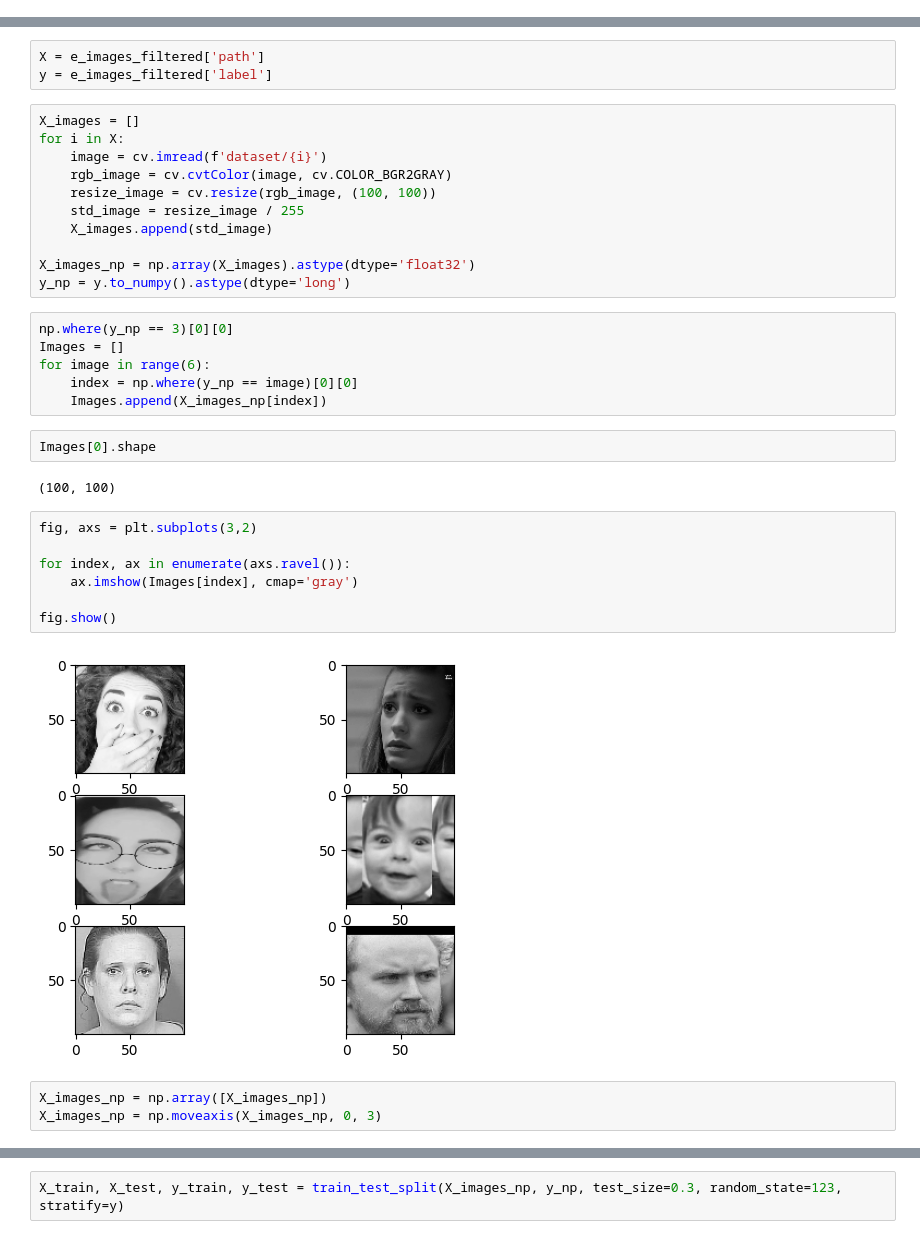
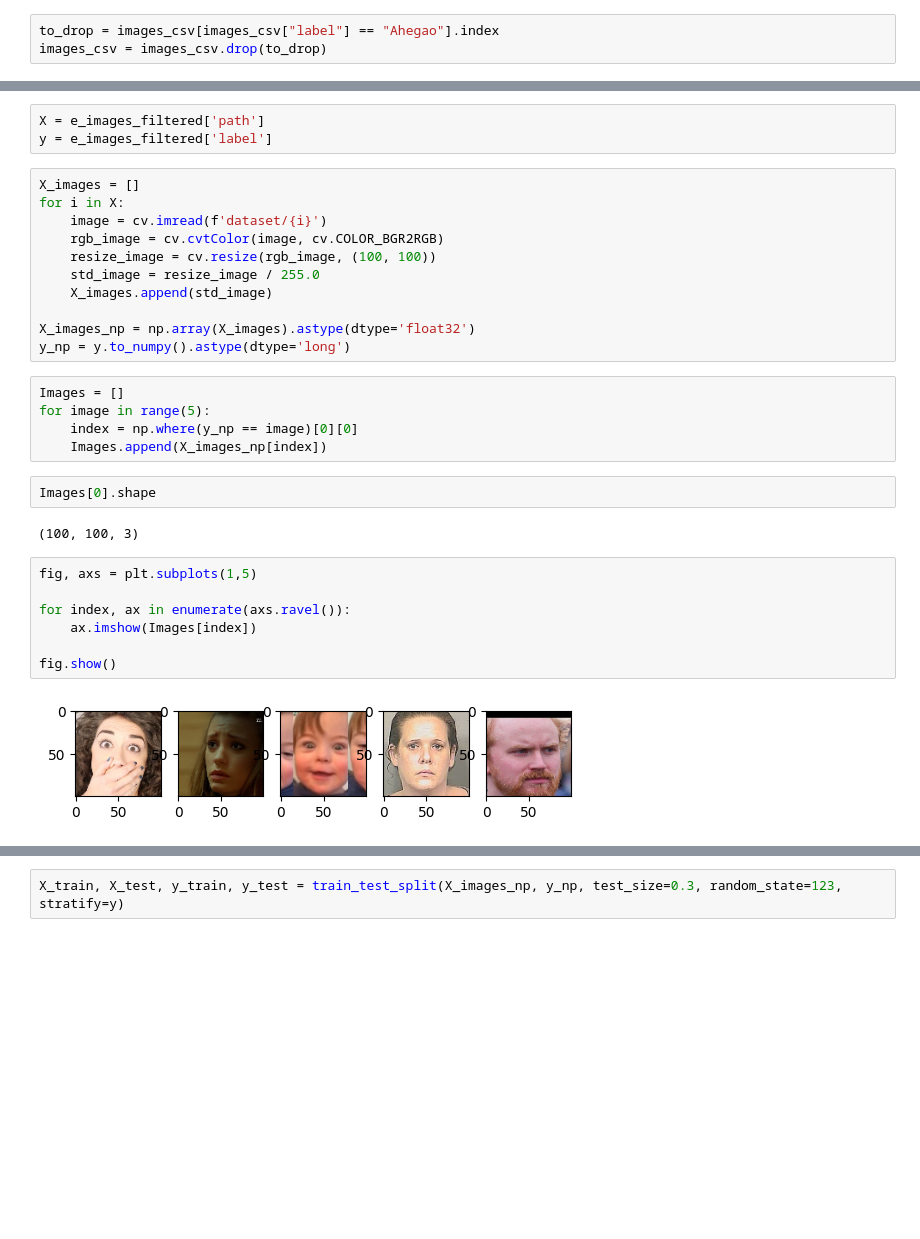
Before and after one commit to JazzV2/Bachelor, a Jupyter notebook: Tensorflow.ipynb, the cells around one changed output, grey strips where cells are left out. Saved outputs shown, nothing was run; the diff lists cells and outputs as text; blank space fills up the shorter version.

```diff
--- a/Tensorflow.ipynb
+++ b/Tensorflow.ipynb
@@ -24,6 +24,9 @@ images_csv.head()
 | 2 | Surprise/0df0e470e33093f5b72a8197... | Surprise |
 | 3 | Surprise/cropped_emotions.260779~... | Surprise |
 | 4 | Surprise/cropped_emotions.263616~... | Surprise |
+# %%
+to_drop = images_csv[images_csv["label"] == "Ahegao"].index
+images_csv = images_csv.drop(to_drop)
 # %%
 emotions = images_csv['label'].unique()
 emotions_dic = {}
@@ -71,39 +74,35 @@ plt.bar(photos_by_emotions.index, photos_by_emotions['path']);
 # %%
 X = e_images_filtered['path']
 y = e_images_filtered['label']
-# %%
-X_images = []
-for i in X:
-    image = cv.imread(f'dataset/{i}')
-    rgb_image = cv.cvtColor(image, cv.COLOR_BGR2GRAY)
-    resize_image = cv.resize(rgb_image, (100, 100))
-    std_image = resize_image / 255
-    X_images.append(std_image)
-
-X_images_np = np.array(X_images).astype(dtype='float32')
-y_np = y.to_numpy().astype(dtype='long')
+# %%
+X_images = []
+for i in X:
+    image = cv.imread(f'dataset/{i}')
+    rgb_image = cv.cvtColor(image, cv.COLOR_BGR2RGB)
+    resize_image = cv.resize(rgb_image, (100, 100))
+    std_image = resize_image / 255.0
+    X_images.append(std_image)
+
+X_images_np = np.array(X_images).astype(dtype='float32')
+y_np = y.to_numpy().astype(dtype='long')
 # %%
-np.where(y_np == 3)[0][0]
 Images = []
-for image in range(6):
+for image in range(5):
     index = np.where(y_np == image)[0][0]
     Images.append(X_images_np[index])
 # %%
 Images[0].shape
 # %% [output]
-(100, 100)
+(100, 100, 3)
 # %%
-fig, axs = plt.subplots(3,2)
+fig, axs = plt.subplots(1,5)
 
 for index, ax in enumerate(axs.ravel()):
-    ax.imshow(Images[index], cmap='gray')
+    ax.imshow(Images[index])
 
 fig.show()
 # %% [output]
-[figure, old version]
+[figure, new version]
-# %%
-X_images_np = np.array([X_images_np])
-X_images_np = np.moveaxis(X_images_np, 0, 3)
 # %%
 X_images_np.shape
 # %% [output]
```
Also changed, not shown: parts of 29 cells of this notebook.
